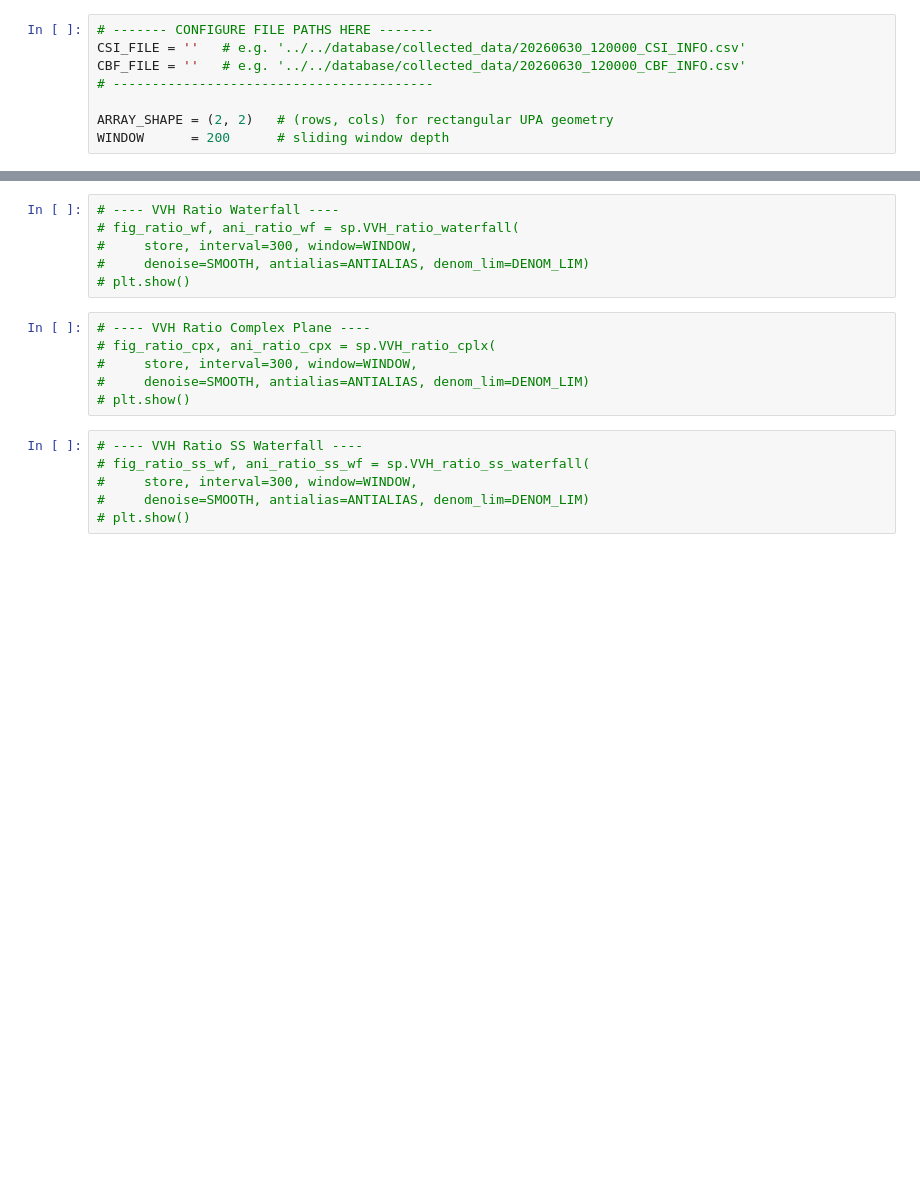
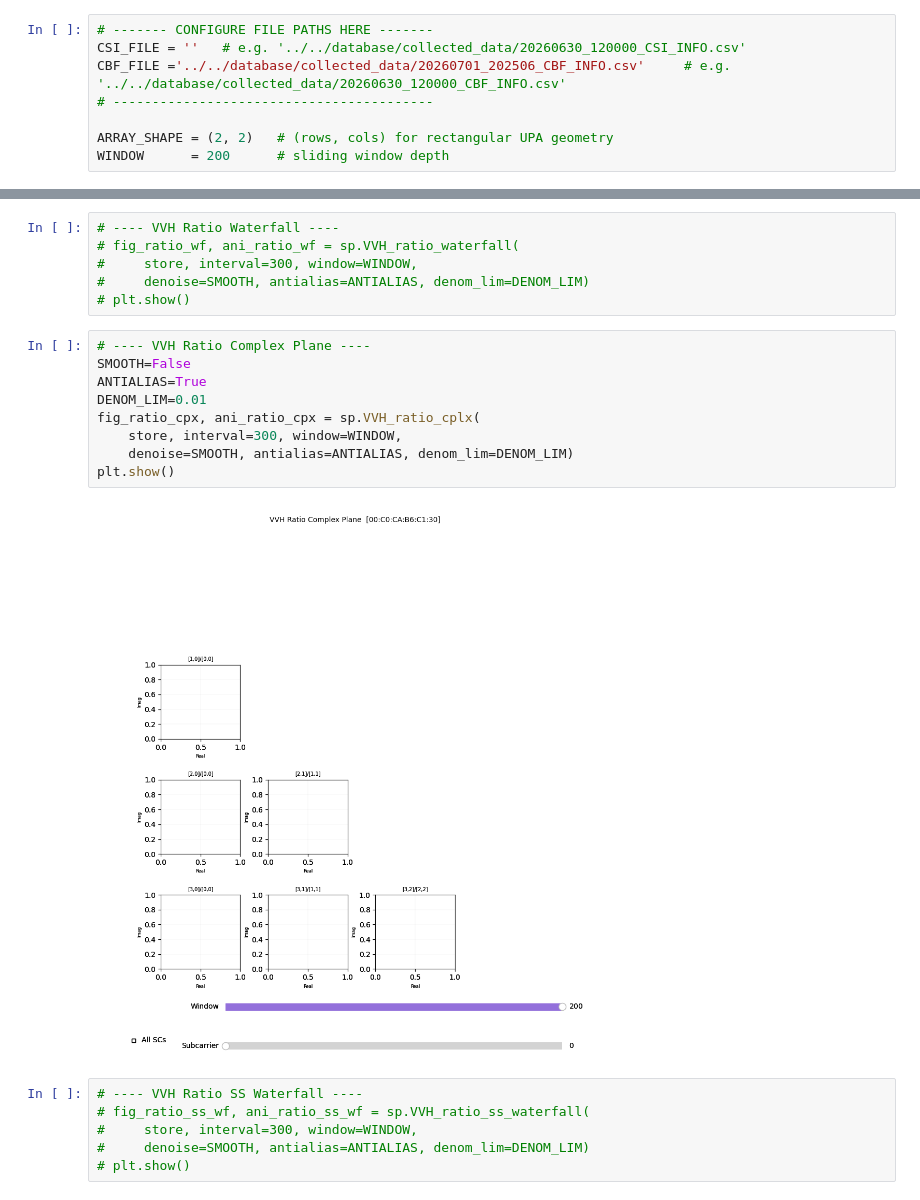
Before and after one commit to 0x1ea7bee5/defcon_badge_2026, a Jupyter notebook: software/wifi_tracking/python_tools/investigatory_data_processing/plot_existing_data.ipynb, the cells around one changed output, grey strips where cells are left out. Saved outputs shown, nothing was run; the diff lists cells and outputs as text; blank space fills up the shorter version.

Commit message:
more plotting

```diff
--- a/software/wifi_tracking/python_tools/investigatory_data_processing/plot_existing_data.ipynb
+++ b/software/wifi_tracking/python_tools/investigatory_data_processing/plot_existing_data.ipynb
@@ -41,7 +41,7 @@ ARRAY_SHAPE = (2, 2)   # (rows, cols) for rectangular UPA geometry
 # %%
 # ------- CONFIGURE FILE PATHS HERE -------
 CSI_FILE = ''   # e.g. '../../database/collected_data/20260630_120000_CSI_INFO.csv'
-CBF_FILE = ''   # e.g. '../../database/collected_data/20260630_120000_CBF_INFO.csv'
+CBF_FILE ='../../database/collected_data/20260701_202506_CBF_INFO.csv'     # e.g. '../../database/collected_data/20260630_120000_CBF_INFO.csv'
 # -----------------------------------------
 
 ARRAY_SHAPE = (2, 2)   # (rows, cols) for rectangular UPA geometry
@@ -208,10 +214,15 @@ print(f'Static store ready.  max_frames={max_frames}')
 # plt.show()
 # %%
 # ---- VVH Ratio Complex Plane ----
-# fig_ratio_cpx, ani_ratio_cpx = sp.VVH_ratio_cplx(
-#     store, interval=300, window=WINDOW,
-#     denoise=SMOOTH, antialias=ANTIALIAS, denom_lim=DENOM_LIM)
-# plt.show()
+SMOOTH=False
+ANTIALIAS=True
+DENOM_LIM=0.01
+fig_ratio_cpx, ani_ratio_cpx = sp.VVH_ratio_cplx(
+    store, interval=300, window=WINDOW,
+    denoise=SMOOTH, antialias=ANTIALIAS, denom_lim=DENOM_LIM)
+plt.show()
+# %% [output]
+[figure, added]
 # %%
 # ---- VVH Ratio SS Waterfall ----
 # fig_ratio_ss_wf, ani_ratio_ss_wf = sp.VVH_ratio_ss_waterfall(
```
Also changed, not shown: parts of 5 cells of this notebook, 7 other files.
